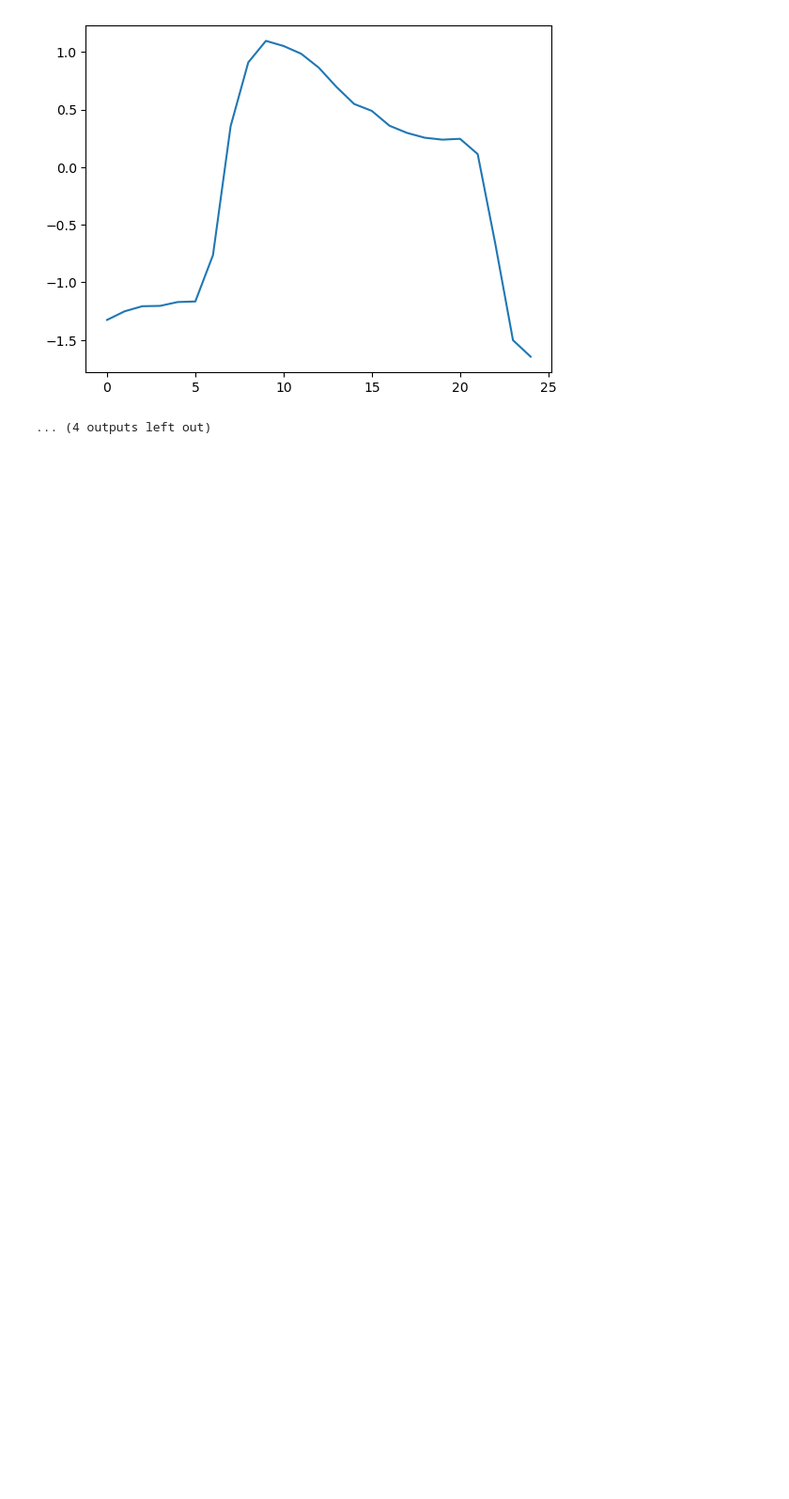
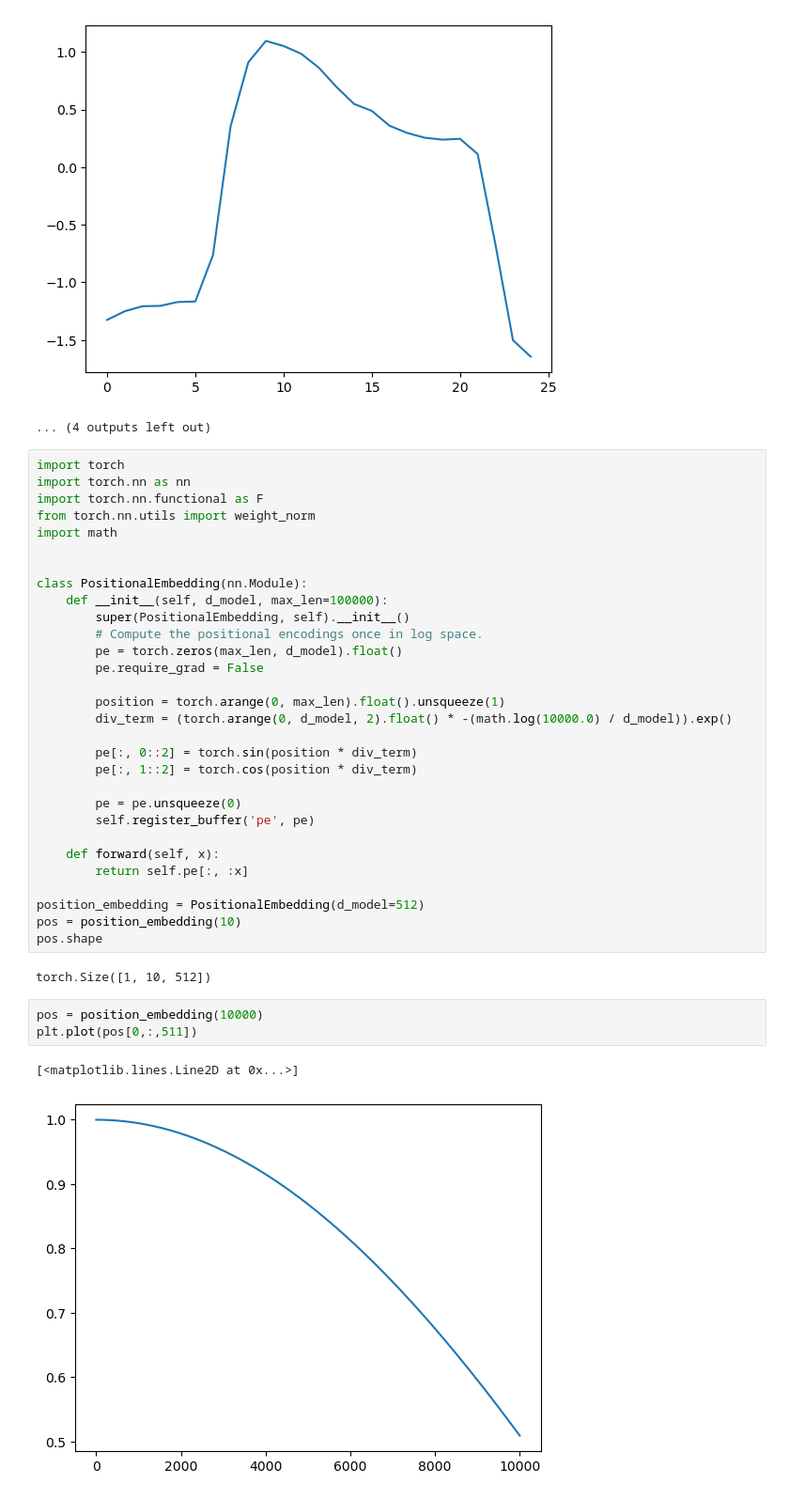
Before and after one commit to wangchz13/Anomaly-Transformer, a Jupyter notebook: test.ipynb, the cells around one changed output. Shown: that part at 94% size. Drawn from its saved outputs; the diff is of its cells as text; blank space fills up the shorter version.

```diff
--- a/test.ipynb
+++ b/test.ipynb
@@ -70,3 +70,41 @@ for i in range(len(data)):
 [figure]
 [figure]
 ... (4 outputs left out)
+# %%
+import torch
+import torch.nn as nn
+import torch.nn.functional as F
+from torch.nn.utils import weight_norm
+import math
+
+
+class PositionalEmbedding(nn.Module):
+    def __init__(self, d_model, max_len=100000):
+        super(PositionalEmbedding, self).__init__()
+        # Compute the positional encodings once in log space.
+        pe = torch.zeros(max_len, d_model).float()
+        pe.require_grad = False
+
+        position = torch.arange(0, max_len).float().unsqueeze(1)
+        div_term = (torch.arange(0, d_model, 2).float() * -(math.log(10000.0) / d_model)).exp()
+
+        pe[:, 0::2] = torch.sin(position * div_term)
+        pe[:, 1::2] = torch.cos(position * div_term)
+
+        pe = pe.unsqueeze(0)
+        self.register_buffer('pe', pe)
+
+    def forward(self, x):
+        return self.pe[:, :x]
+
+position_embedding = PositionalEmbedding(d_model=512)
+pos = position_embedding(10)
+pos.shape
+# %% [output]
+torch.Size([1, 10, 512])
+# %%
+pos = position_embedding(10000)
+plt.plot(pos[0,:,511])
+# %% [output]
+[<matplotlib.lines.Line2D at 0x...>]
+[figure, added]
```
Also changed, not shown: parts of 4 cells of this notebook, 4 other files.
